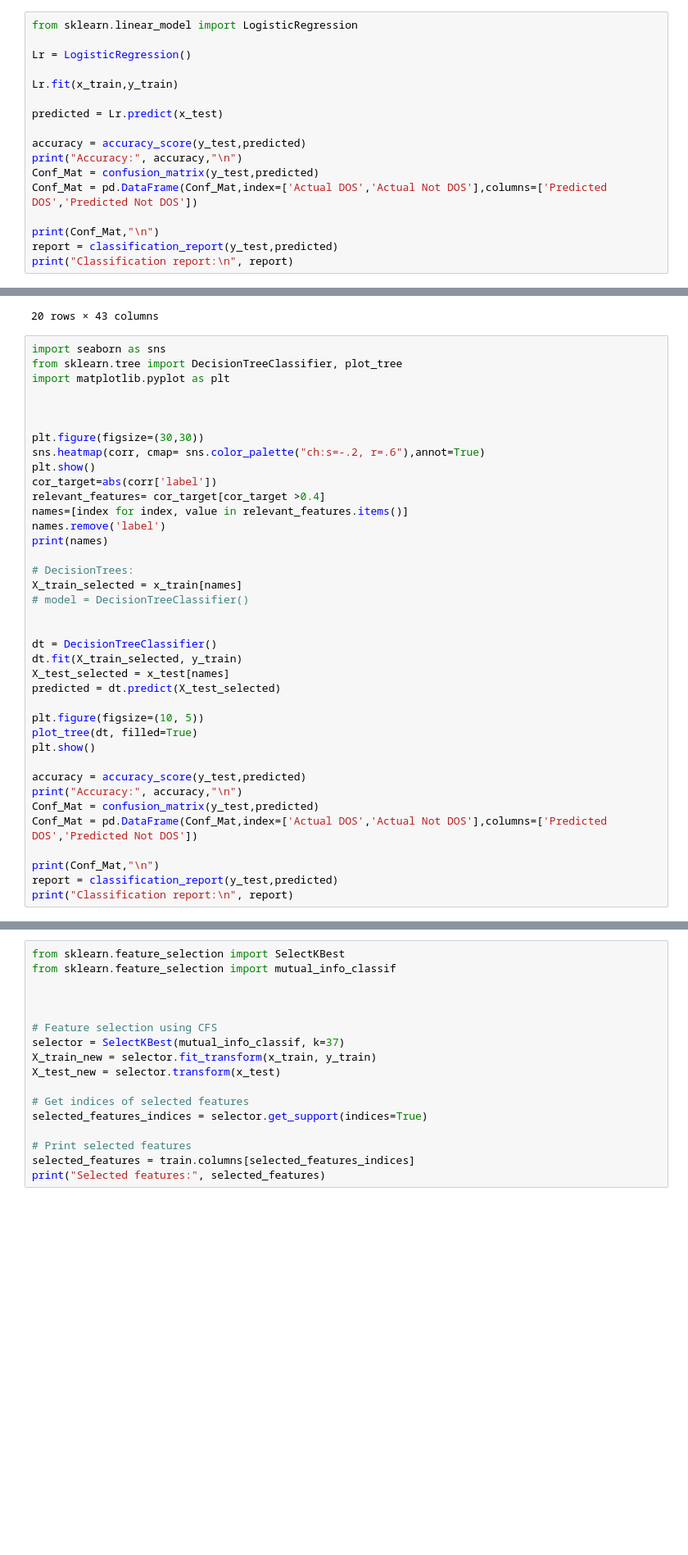
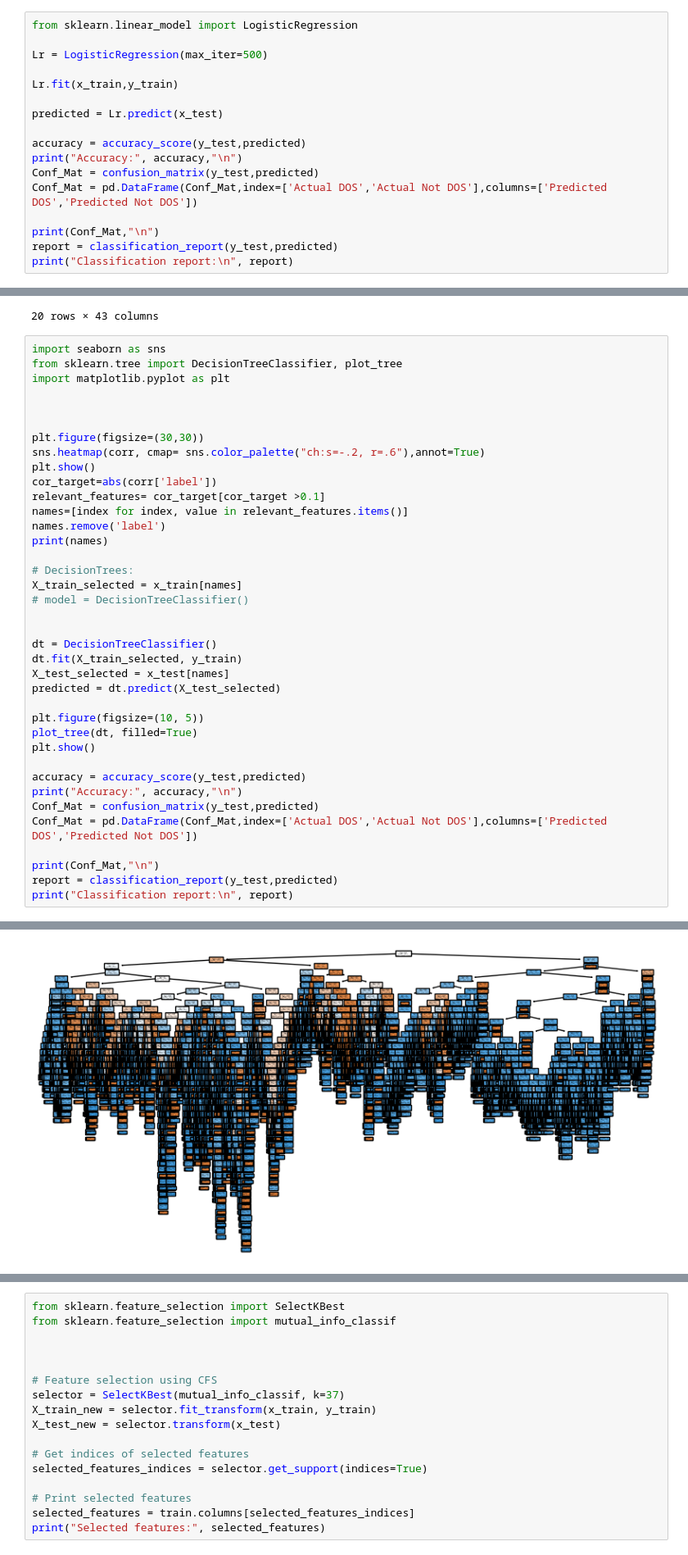
Before and after one commit to Abir-Ba/2CS_Project, a Jupyter notebook: UNSW_NB15.ipynb, the cells around one changed output, grey strips where cells are left out. Shown at 82% size. Cells and saved outputs as stored; diff of their text form; blank space fills up the shorter version.

```diff
--- a/UNSW_NB15.ipynb
+++ b/UNSW_NB15.ipynb
@@ -228,7 +230,7 @@ weighted avg       0.94      0.87      0.90     35069
 # %%
 from sklearn.linear_model import LogisticRegression
 
-Lr = LogisticRegression()
+Lr = LogisticRegression(max_iter=500)
 
 Lr.fit(x_train,y_train)
 
@@ -299,7 +294,7 @@ plt.figure(figsize=(30,30))
 sns.heatmap(corr, cmap= sns.color_palette("ch:s=-.2, r=.6"),annot=True)
 plt.show()
 cor_target=abs(corr['label'])
-relevant_features= cor_target[cor_target >0.4]
+relevant_features= cor_target[cor_target >0.1]
 names=[index for index, value in relevant_features.items()]
 names.remove('label')
 print(names)
@@ -331,0 +327 @@ print("Classification report:\n", report)
+[figure, added]
```
Also changed, not shown: parts of 25 cells of this notebook, 1 other file.
